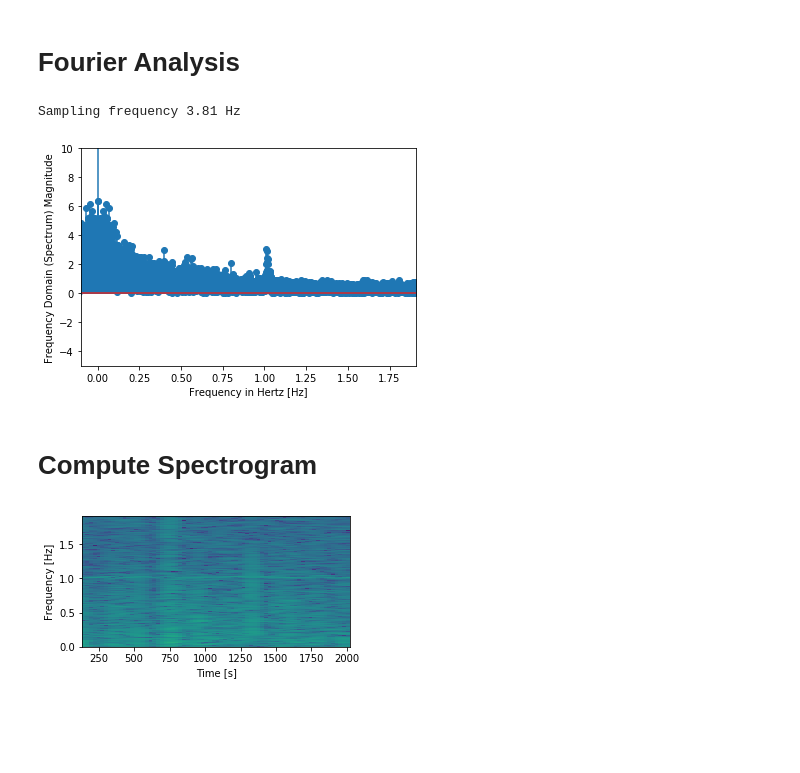
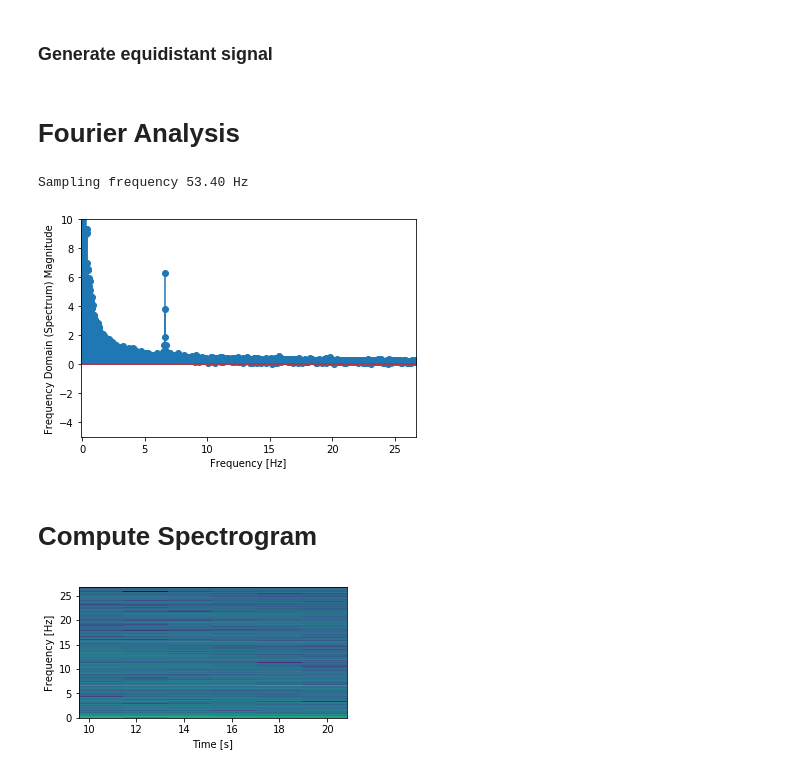
Before and after one commit to nih23/InfrasoundAnalysis, a Jupyter notebook: SpectralAnalysis.ipynb, the cells around one changed output. Drawn from its saved outputs; the diff is of its cells as text; code cells hidden in the pictures; blank space fills up the shorter version.

Commit message:
Increased sampling rate of the sensor by deactivating integrating of last n measurements

```diff
--- a/SpectralAnalysis.ipynb
+++ b/SpectralAnalysis.ipynb
@@ -21,0 +22,5 @@ Interpolate signal to equidistant behavoir
+# %%
+cropIdx = np.argmin(np.abs(t - (20+t[0])))
+# %%
+t = t[cropIdx:]
+Y = Y[cropIdx:]
@@ -22,3 +34,5 @@ Interpolate signal to equidistant behavoir
+# %% [markdown]
+### Generate equidistant signal
 # %%
 f = interpolate.interp1d(t, Y)
 t_ed = np.linspace(start=t[0],stop=t[-1],num=len(t))
@@ -30,7 +44,7 @@ Y_ed = f(t_ed)
 f_s = 1 / np.mean(np.diff(t_ed))
 print('Sampling frequency %.2f Hz' % (f_s))
 # %% [output]
-Sampling frequency 3.81 Hz
+Sampling frequency 53.40 Hz
 # %%
 X = np.fft.fft(Y_ed)
 # %%
@@ -38,15 +52,15 @@ freqs = f_s * np.fft.fftfreq(len(Y_ed))
 # %%
 fig, ax = plt.subplots()
 
 ax.stem(freqs, np.abs(X))
-ax.set_xlabel('Frequency in Hertz [Hz]')
+ax.set_xlabel('Frequency [Hz]')
 ax.set_ylabel('Frequency Domain (Spectrum) Magnitude')
 ax.set_xlim(-0.1, f_s / 2)
 ax.set_ylim(-5, 10)
 
 plt.show()
 # %% [output]
-[figure, old version]
+[figure, new version]
 # %% [markdown]
 # Compute Spectrogram
 # %%
@@ -61,4 +75,4 @@ ax.set_ylabel('Frequency [Hz]')
 ax.set_xlabel('Time [s]');
 plt.show()
 # %% [output]
-[figure, old version]
+[figure, new version]
```
Also changed, not shown: parts of 4 cells of this notebook, 2 other files.
